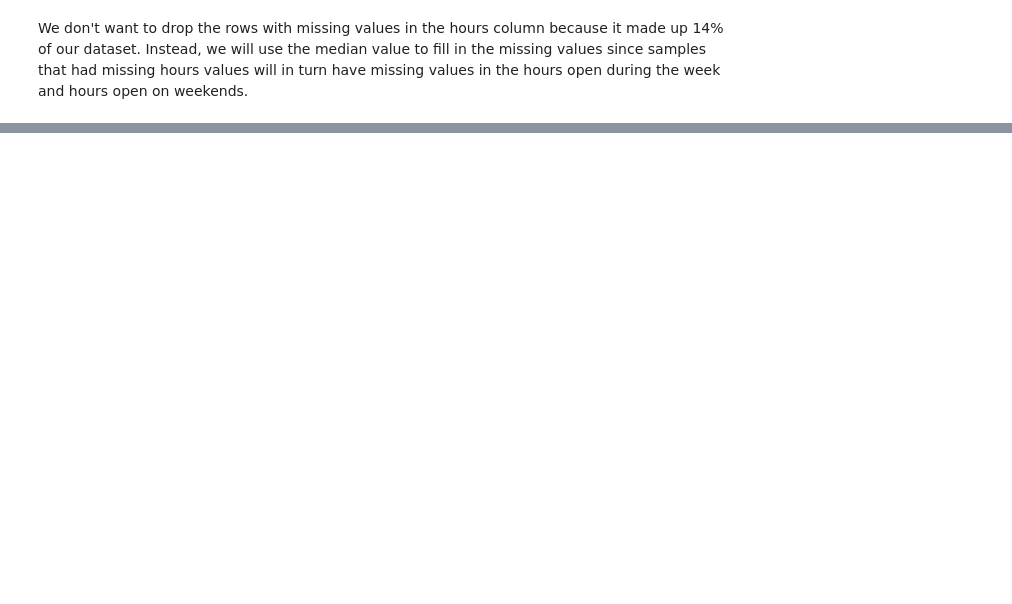
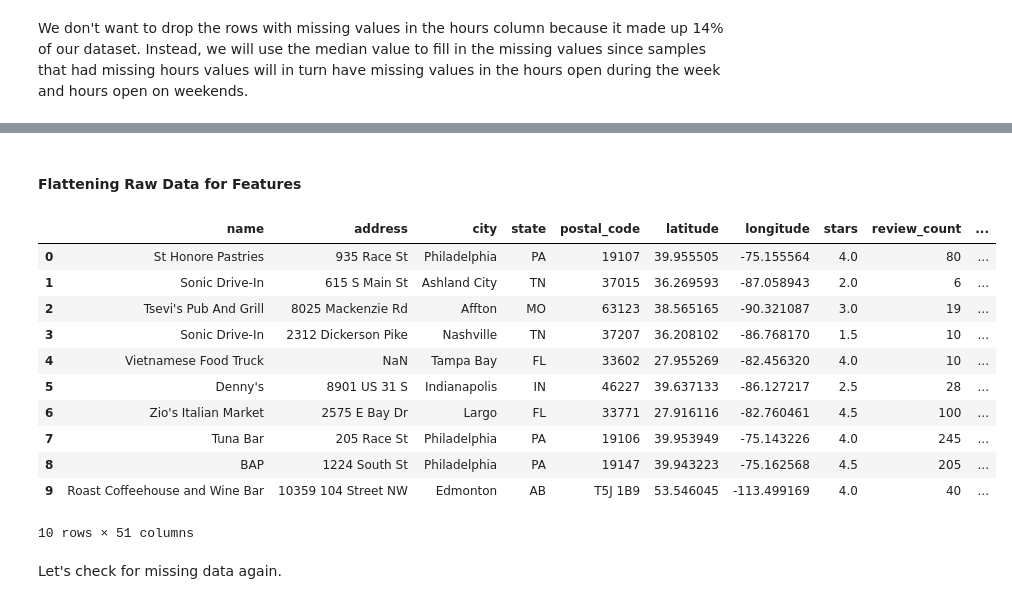
Before and after one commit to ervinp2002/yelp-dataset-analysis, a Jupyter notebook: yelp_analysis.ipynb, the cells around one changed output, grey strips where cells are left out. Cells and saved outputs as stored; diff of their text form; code cells hidden in the pictures; blank space fills up the shorter version.

Commit message:
Addressed all missing values in the dataset

```diff
--- a/yelp_analysis.ipynb
+++ b/yelp_analysis.ipynb
@@ -25,11 +25,8 @@ business_df = pd.read_json('yelp_academic_dataset_business.json', lines=True)
 # checkin_df = pd.read_json('yelp_academic_dataset_checkin.json', lines=True)
 # tip_df = pd.read_json('yelp_academic_dataset_tip.json', lines=True)
 
-business_df = business_df[[
-    "name", "address", "city", "state", "postal_code",
-    "latitude", "longitude", "stars", "review_count",
-    "attributes", "categories", "hours"
-]]
+# Drop is_open column
+business_df = business_df.drop(columns=['is_open', 'business_id'])
 
 business_df.head(10)
 # %% [output]
@@ -214,3 +213,39 @@ business_df.head(10)
 | 15 | Tuna Bar | 205 Race St | Philadelphia | PA | 19106 | 39.953949 | -75.143226 | 4.0 | 245 | ... |
 | 19 | BAP | 1224 South St | Philadelphia | PA | 19147 | 39.943223 | -75.162568 | 4.5 | 205 | ... |
 | 20 | Roast Coffeehouse and Wine Bar | 10359 104 Street NW | Edmonton | AB | T5J 1B9 | 53.546045 | -113.499169 | 4.0 | 40 | ... |
+# %% [markdown]
+#### Flattening Raw Data for Features
+# %%
+# Flatten the DataFrame completely
+def flatten_column(df, col):
+    # Expand the first-level attributes dictionary
+    df = df.copy()
+    attributes_expanded = pd.json_normalize(df[col])
+
+    # Merge carefully by resetting indices
+    df = df.reset_index(drop=True)
+    attributes_expanded = attributes_expanded.reset_index(drop=True)
+    df = pd.concat([df, attributes_expanded], axis=1)
+
+    # Drop the original attributes column
+    df = df.drop(columns=[col])
+
+    return df
+
+business_df = flatten_column(business_df, 'attributes')
+business_df.head(10)
+# %% [output]
+|  | name | address | city | state | postal_code | latitude | longitude | stars | review_count | ... |
+| 0 | St Honore Pastries | 935 Race St | Philadelphia | PA | 19107 | 39.955505 | -75.155564 | 4.0 | 80 | ... |
+| 1 | Sonic Drive-In | 615 S Main St | Ashland City | TN | 37015 | 36.269593 | -87.058943 | 2.0 | 6 | ... |
+| 2 | Tsevi's Pub And Grill | 8025 Mackenzie Rd | Affton | MO | 63123 | 38.565165 | -90.321087 | 3.0 | 19 | ... |
+| 3 | Sonic Drive-In | 2312 Dickerson Pike | Nashville | TN | 37207 | 36.208102 | -86.768170 | 1.5 | 10 | ... |
+| 4 | Vietnamese Food Truck | NaN | Tampa Bay | FL | 33602 | 27.955269 | -82.456320 | 4.0 | 10 | ... |
+| 5 | Denny's | 8901 US 31 S | Indianapolis | IN | 46227 | 39.637133 | -86.127217 | 2.5 | 28 | ... |
+| 6 | Zio's Italian Market | 2575 E Bay Dr | Largo | FL | 33771 | 27.916116 | -82.760461 | 4.5 | 100 | ... |
+| 7 | Tuna Bar | 205 Race St | Philadelphia | PA | 19106 | 39.953949 | -75.143226 | 4.0 | 245 | ... |
+| 8 | BAP | 1224 South St | Philadelphia | PA | 19147 | 39.943223 | -75.162568 | 4.5 | 205 | ... |
+| 9 | Roast Coffeehouse and Wine Bar | 10359 104 Street NW | Edmonton | AB | T5J 1B9 | 53.546045 | -113.499169 | 4.0 | 40 | ... |
+10 rows × 51 columns
+# %% [markdown]
+Let's check for missing data again.
```
Also changed, not shown: parts of 15 cells of this notebook.
